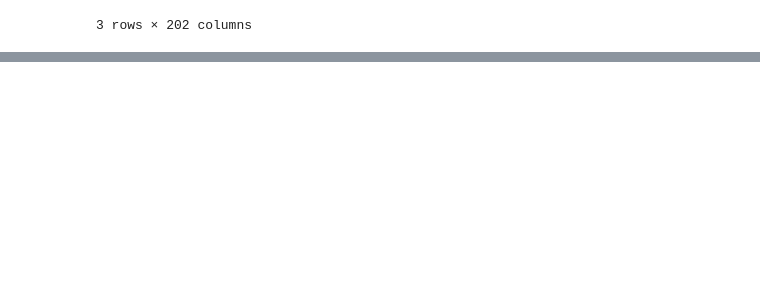
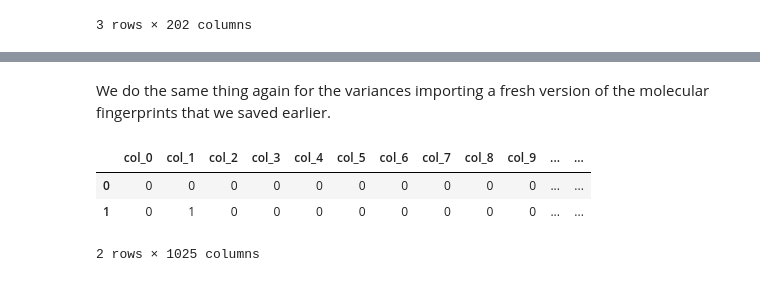
Before and after one commit to chriswilson2020/ML-For-PolymerChemistry, a Jupyter notebook: Polymer_ML.ipynb, the cells around one changed output, grey strips where cells are left out. Cells and saved outputs as stored; diff of their text form; code cells hidden in the pictures; blank space fills up the shorter version.

```diff
--- a/Polymer_ML.ipynb
+++ b/Polymer_ML.ipynb
@@ -44,0 +133,13 @@ new_df.to_excel('cols.xslx')
+# %% [markdown]
+We do the same thing again for the variances importing a fresh version of the molecular fingerprints that we saved earlier.
+# %%
+var_new_df = pd.read_csv('cols.csv')
+var_new_df['Glass transition temperature_value_variance'] = poly_data['Glass transition temperature_value_variance']
+var_new_df.drop(['Unnamed: 0'], axis=1, inplace=True, errors='ignore')
+var_new_df = var_new_df[var_new_df['Glass transition temperature_value_variance'].isna() == False]
+var_new_df.head(2)
+# %% [output]
+|  | col_0 | col_1 | col_2 | col_3 | col_4 | col_5 | col_6 | col_7 | col_8 | col_9 | ... | ... |
+| 0 | 0 | 0 | 0 | 0 | 0 | 0 | 0 | 0 | 0 | 0 | ... | ... |
+| 1 | 0 | 1 | 0 | 0 | 0 | 0 | 0 | 0 | 0 | 0 | ... | ... |
+2 rows × 1025 columns
```
Also changed, not shown: parts of 23 cells of this notebook.
